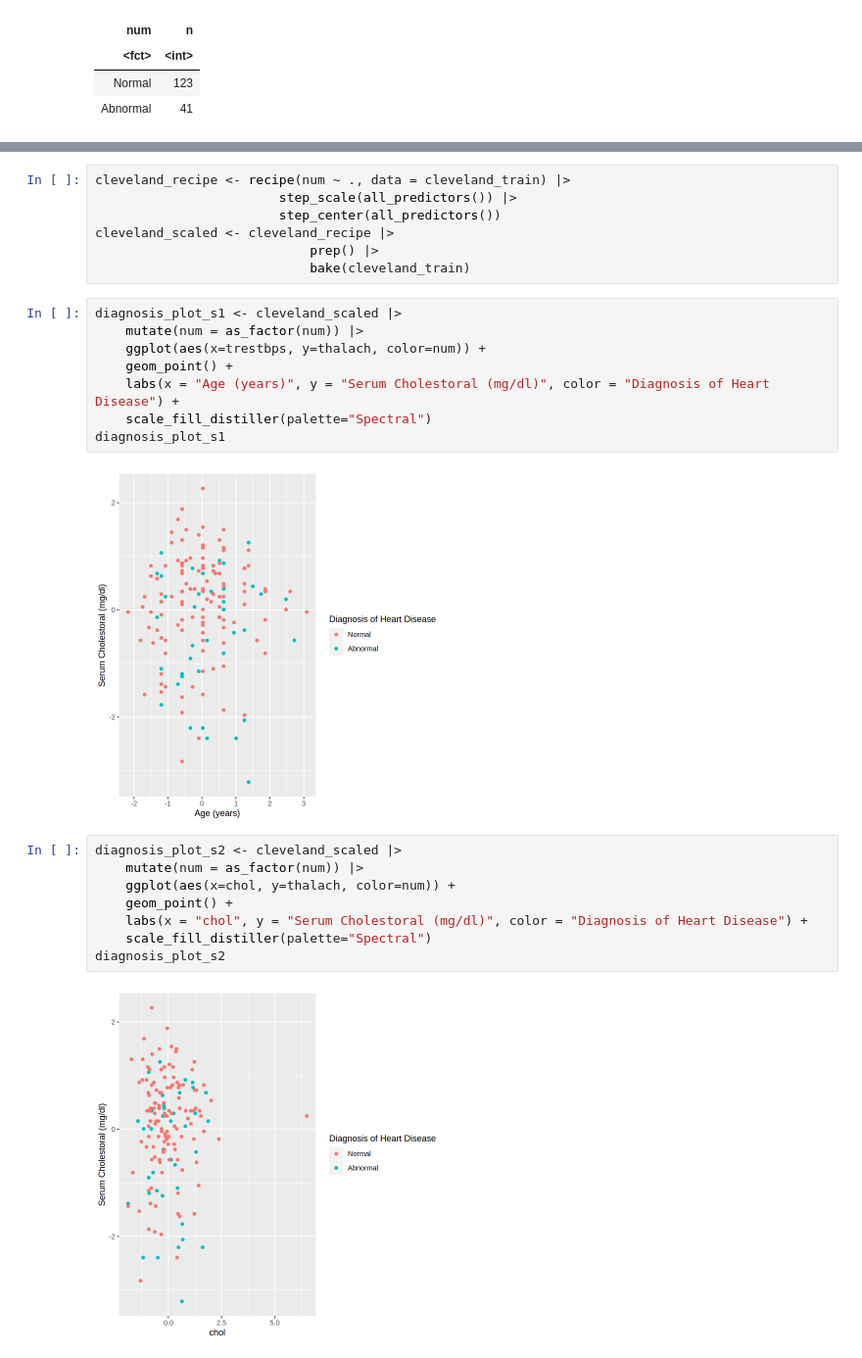
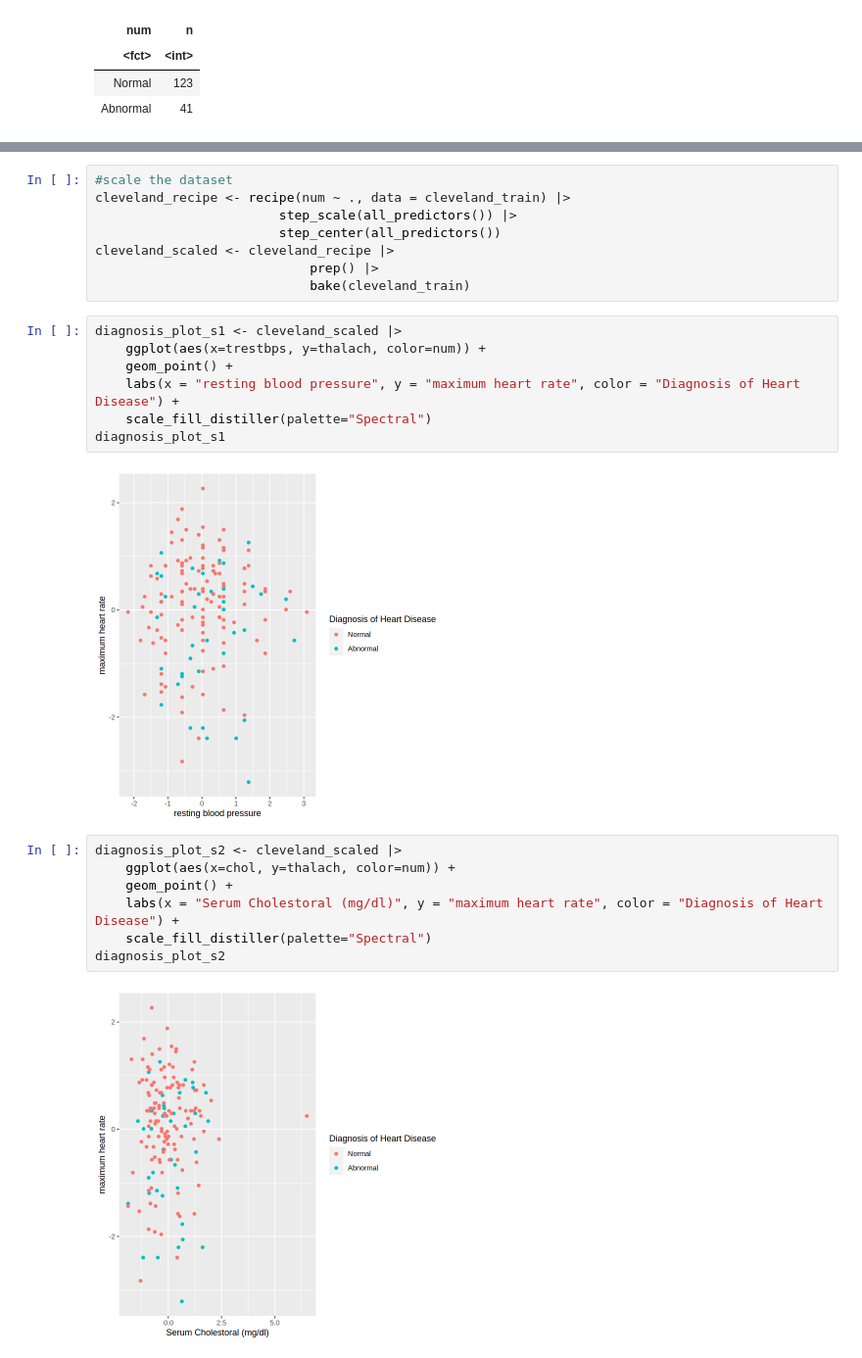
Before and after one commit to TimWei12/Group_25_project, a Jupyter notebook: Project proposal.ipynb, the cells around one changed output, grey strips where cells are left out. Shown at 98% size. Saved outputs shown, nothing was run; the diff lists cells and outputs as text.

```diff
--- a/Project proposal.ipynb
+++ b/Project proposal.ipynb
@@ -288,4 +216,5 @@ too overlaped points for `oldpeak`. too many red points.
 # %%
+#scale the dataset
 cleveland_recipe <- recipe(num ~ ., data = cleveland_train) |>
                         step_scale(all_predictors()) |>
                         step_center(all_predictors())
@@ -294,21 +223,19 @@ cleveland_scaled <- cleveland_recipe |>
                             bake(cleveland_train)
 # %%
 diagnosis_plot_s1 <- cleveland_scaled |>
-    mutate(num = as_factor(num)) |>
     ggplot(aes(x=trestbps, y=thalach, color=num)) +
     geom_point() +
-    labs(x = "Age (years)", y = "Serum Cholestoral (mg/dl)", color = "Diagnosis of Heart Disease") +
+    labs(x = "resting blood pressure", y = "maximum heart rate", color = "Diagnosis of Heart Disease") +
     scale_fill_distiller(palette="Spectral")
 diagnosis_plot_s1
 # %% [output]
-[figure, old version]
+[figure, new version]
 # %%
 diagnosis_plot_s2 <- cleveland_scaled |>
-    mutate(num = as_factor(num)) |>
     ggplot(aes(x=chol, y=thalach, color=num)) +
     geom_point() +
-    labs(x = "chol", y = "Serum Cholestoral (mg/dl)", color = "Diagnosis of Heart Disease") +
+    labs(x = "Serum Cholestoral (mg/dl)", y = "maximum heart rate", color = "Diagnosis of Heart Disease") +
     scale_fill_distiller(palette="Spectral")
 diagnosis_plot_s2
 # %% [output]
-[figure, old version]
+[figure, new version]
```
Also changed, not shown: parts of 15 cells of this notebook.
